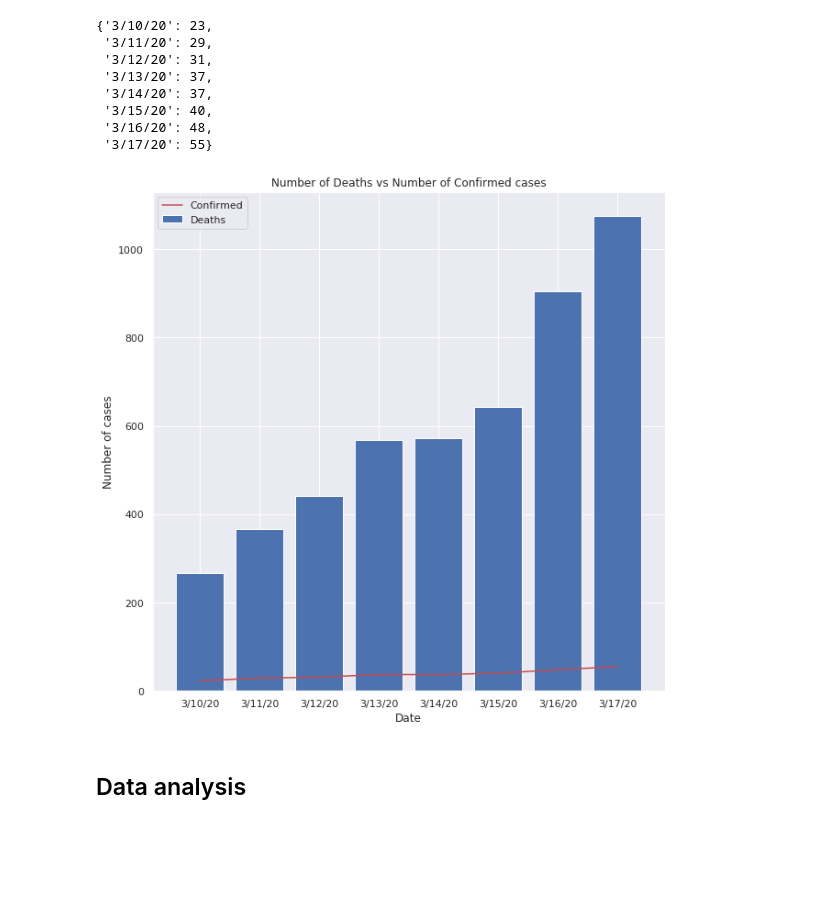
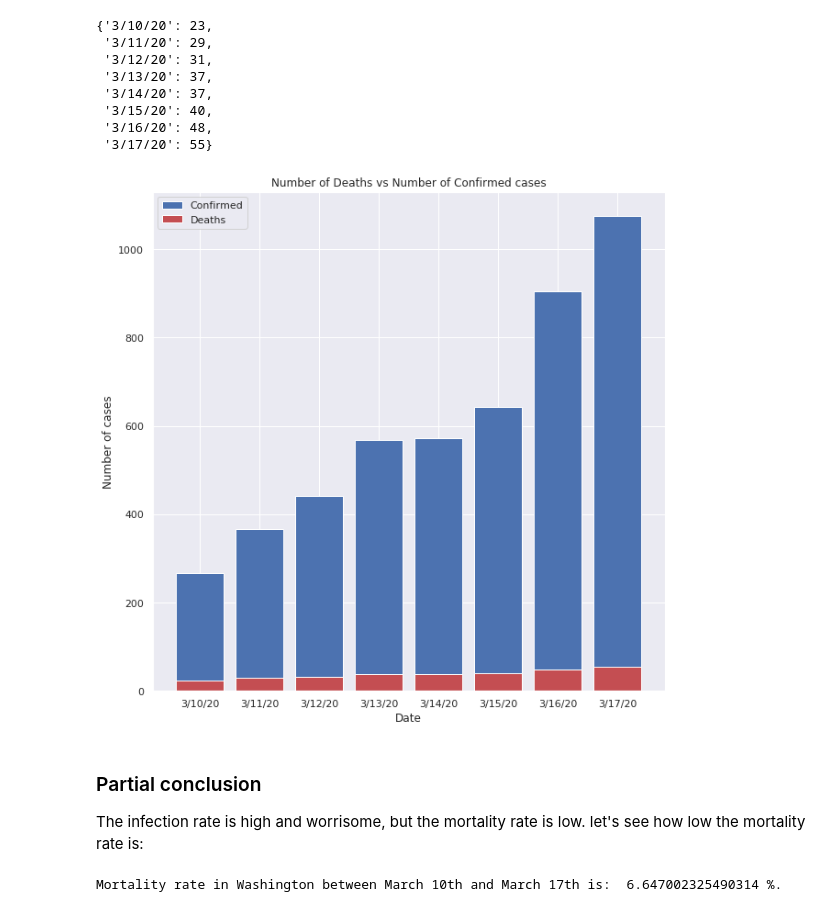
Before and after one commit to mateuskb/covid-19, a Jupyter notebook: Covid-19 analysis.ipynb, the cells around one changed output. Drawn from its saved outputs; the diff is of its cells as text; code cells hidden in the pictures; blank space fills up the shorter version.

```diff
--- a/Covid-19 analysis.ipynb
+++ b/Covid-19 analysis.ipynb
@@ -306,29 +276,33 @@ deaths_wash
  '3/16/20': 48,
  '3/17/20': 55}
 # %%
+plt.figure(figsize=(10,10))
+
+# Confirmed bar
 lists = cases[state_wash].items()
-
-
-plt.figure(figsize=(10,10))
 
 try:
     x, y = zip(*lists)
 except:
     pass
+
 plt.bar(x, y)
+
+
+# Death bar
 lists = deaths_wash.items()
 try:
-    x, y = zip(*lists)
+    xx, yy = zip(*lists)
 except:
     pass
-plt.plot(x, y, color='r')
+plt.bar(xx, yy, color='r')
 
 #Set descriptions:
 plt.title("Number of Deaths vs Number of Confirmed cases")
 plt.ylabel('Number of cases')
 plt.xlabel('Date')
 plt.legend(legend)
 
 plt.show()
 # %% [output]
-[figure, old version]
+[figure, new version]
@@ -337,2 +309,15 @@ $
-# %% [markdown]
-##  Data analysis
+# %% [markdown]
+### Partial conclusion
+The infection rate is high and worrisome, but the mortality rate is low.
+let's see how low the mortality rate is:
+# %%
+avg = 0
+total_avg = 0
+for i in range(len(list(y))):
+    avg = yy[i]/ y[i]
+    total_avg += avg
+
+total_avg /= len(list(y))
+print('Mortality rate in Washington between March 10th and March 17th is: ', total_avg*100, '%.')
+# %% [output]
+Mortality rate in Washington between March 10th and March 17th is:  6.647002325490314 %.
```
Also changed, not shown: parts of 19 cells of this notebook.
